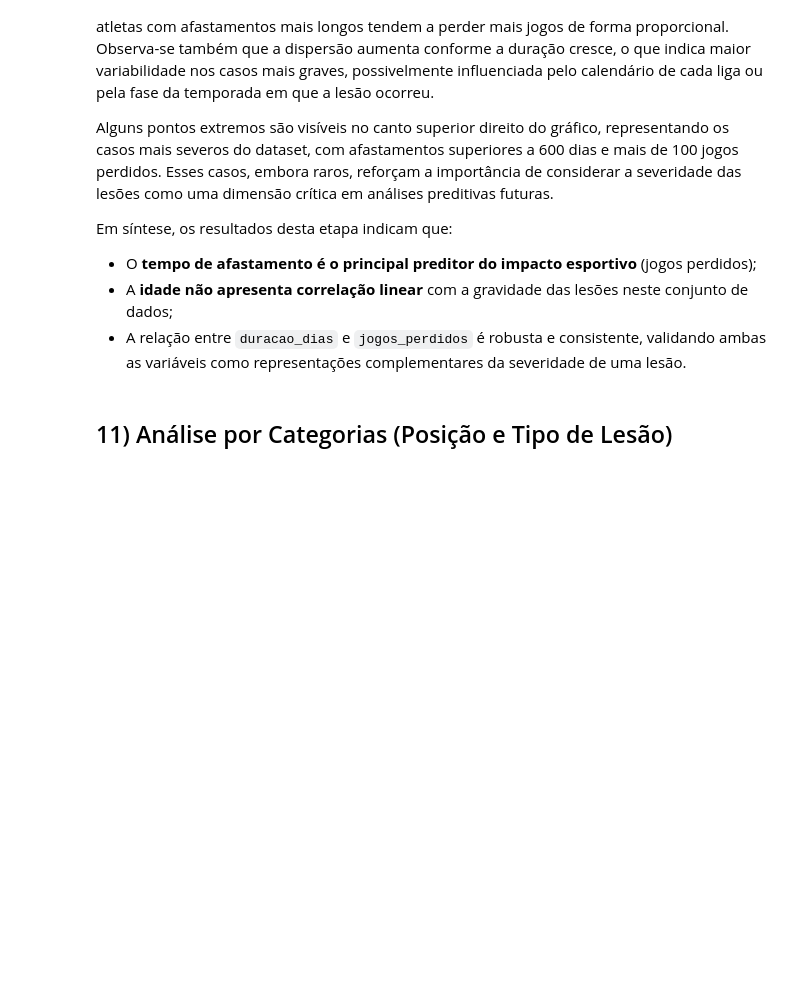
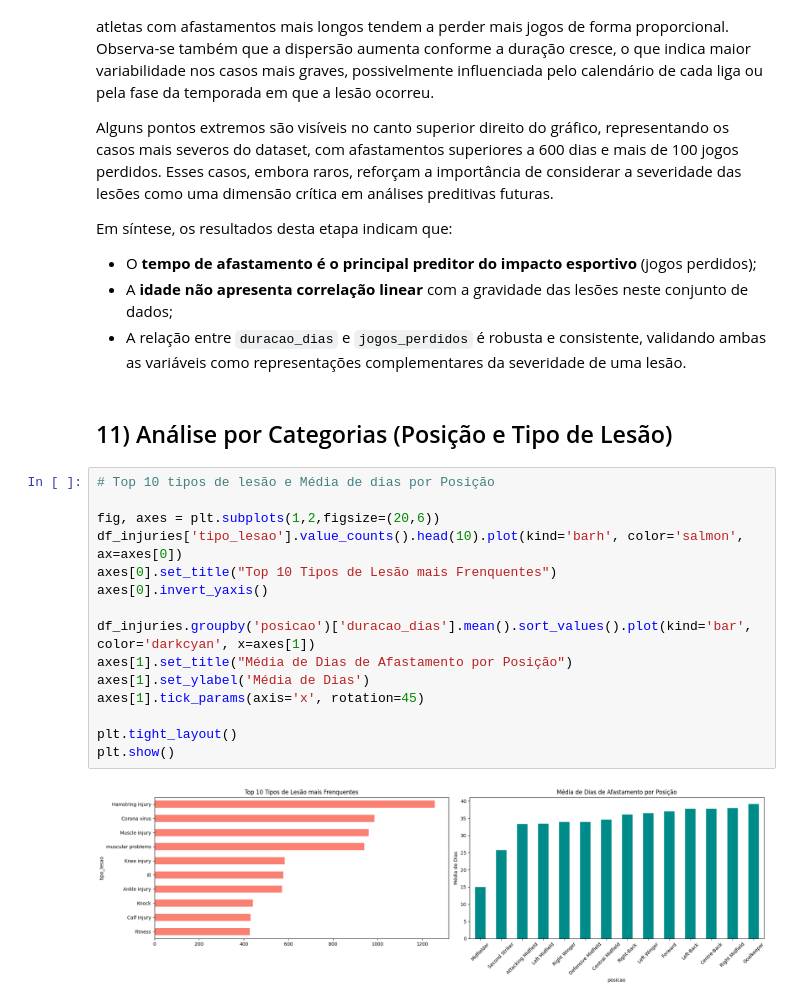
Before and after one commit to ICEI-PUC-Minas-PMV-SI/pmv-si-2026-1-pe7-t1-g3-analytics_lesao_futebol, a Jupyter notebook: src/notebooks/analise_exploratoria.ipynb, the cells around one changed output. Drawn from its saved outputs; the diff is of its cells as text; blank space fills up the shorter version.

```diff
--- a/src/notebooks/analise_exploratoria.ipynb
+++ b/src/notebooks/analise_exploratoria.ipynb
@@ -479,3 +479,20 @@ Em síntese, os resultados desta etapa indicam que:
 - A relação entre `duracao_dias` e `jogos_perdidos` é robusta e consistente, validando ambas as variáveis como representações complementares da severidade de uma lesão.
 # %% [markdown]
 ## 11) Análise por Categorias (Posição e Tipo de Lesão)
+# %%
+# Top 10 tipos de lesão e Média de dias por Posição
+
+fig, axes = plt.subplots(1,2,figsize=(20,6))
+df_injuries['tipo_lesao'].value_counts().head(10).plot(kind='barh', color='salmon', ax=axes[0])
+axes[0].set_title("Top 10 Tipos de Lesão mais Frenquentes")
+axes[0].invert_yaxis()
+
+df_injuries.groupby('posicao')['duracao_dias'].mean().sort_values().plot(kind='bar', color='darkcyan', x=axes[1])
+axes[1].set_title("Média de Dias de Afastamento por Posição")
+axes[1].set_ylabel('Média de Dias')
+axes[1].tick_params(axis='x', rotation=45)
+
+plt.tight_layout()
+plt.show()
+# %% [output]
+[figure, added]
```
Also changed, not shown: parts of 1 cell of this notebook.
